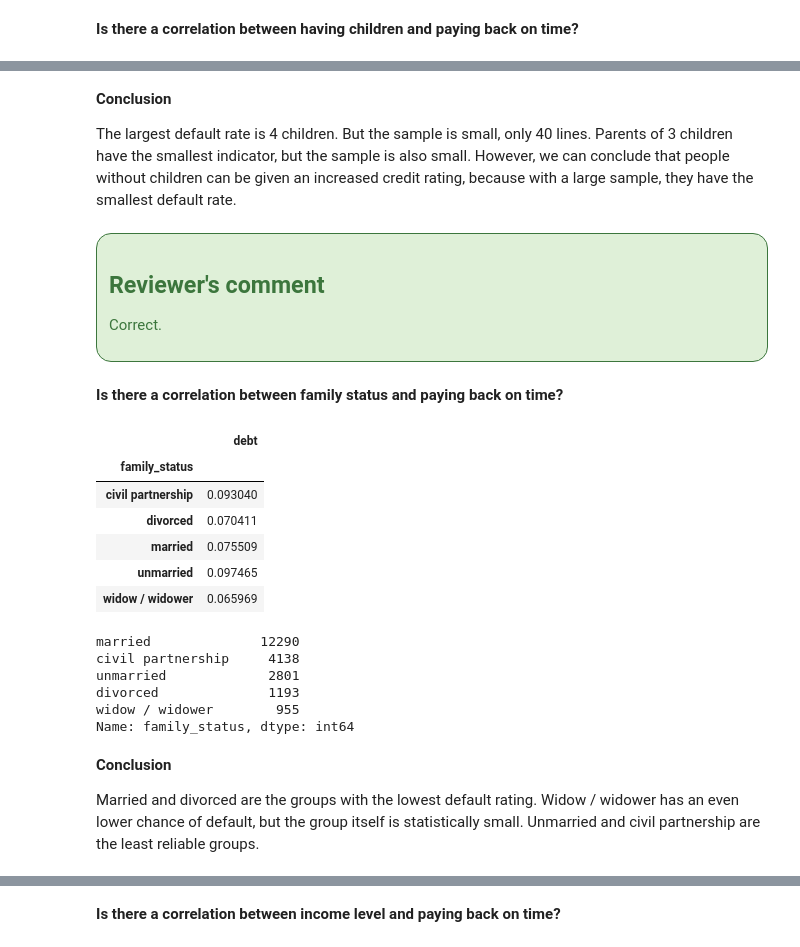
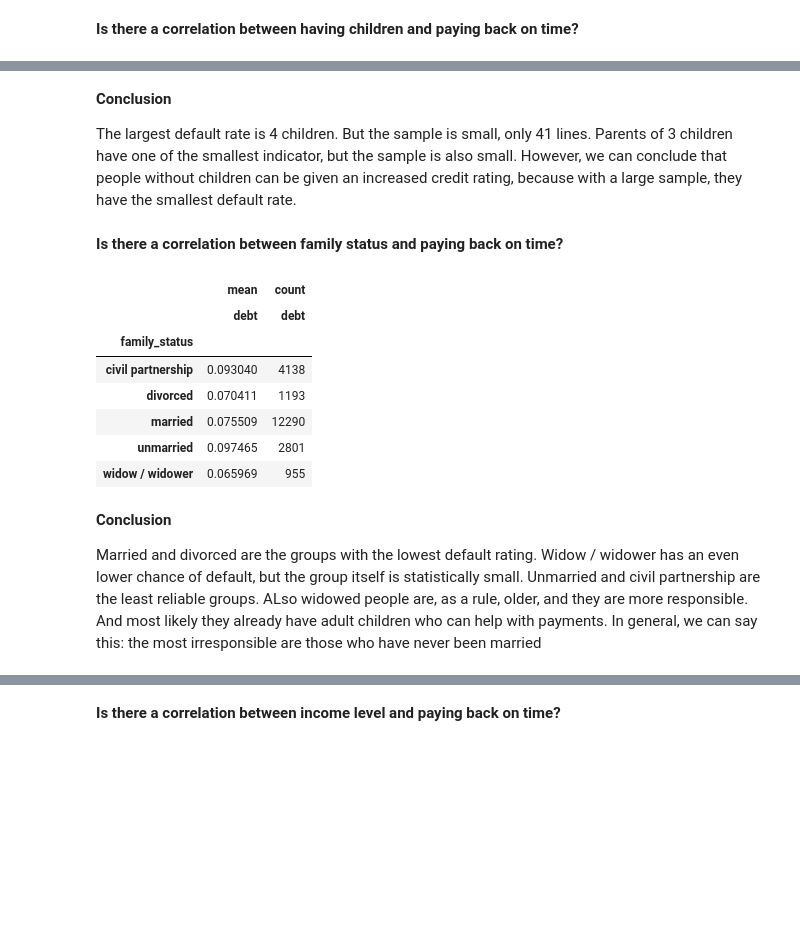
Before and after one commit to sinrabanse/Practicum_project_2, a Jupyter notebook: Practicum_project_2.ipynb, the cells around one changed output, grey strips where cells are left out. Drawn from its saved outputs; the diff is of its cells as text; code cells hidden in the pictures; blank space fills up the shorter version.

```diff
--- a/Practicum_project_2.ipynb
+++ b/Practicum_project_2.ipynb
@@ -1355,46 +1177,22 @@ df.pivot_table(values='debt',index='children',aggfunc = ['mean','count'])
 # %% [markdown]
 **Conclusion**
 
-The largest default rate is 4 children. But the sample is small, only 40 lines. Parents of 3 children have the smallest indicator, but the sample is also small. However, we can conclude that people without children can be given an increased credit rating, because with a large sample, they have the smallest default rate.
+The largest default rate is 4 children. But the sample is small, only 41 lines. Parents of 3 children have one of the smallest indicator, but the sample is also small. However, we can conclude that people without children can be given an increased credit rating, because with a large sample, they have the smallest default rate.
-# %% [markdown]
-<div class="alert alert-success" style="border-radius: 15px; box-shadow: 4px 4px 4px; border: 1px solid ">
-<h2> Reviewer's comment</h2>
-
-
-Correct.
-
-
-</div>
 # %% [markdown]
 **Is there a correlation between family status and paying back on time?**
 # %%
 # Check the family status data and paying back on time
-debt_by_fam_stat = pd.pivot_table(df,
-                                 values='debt',
-                                 index='family_status',
-                                 aggfunc = 'mean')
-debt_by_fam_stat
-
-
-# Calculating default-rate based on family status
+df.pivot_table(values='debt',index='family_status',aggfunc = ['mean','count'])
 # %% [output]
-|  | debt |
-| family_status |  |
-| civil partnership | 0.093040 |
-| divorced | 0.070411 |
-| married | 0.075509 |
-| unmarried | 0.097465 |
-| widow / widower | 0.065969 |
+|  | mean | count |
+|  | debt | debt |
+| family_status |  |  |
+| civil partnership | 0.093040 | 4138 |
+| divorced | 0.070411 | 1193 |
+| married | 0.075509 | 12290 |
+| unmarried | 0.097465 | 2801 |
+| widow / widower | 0.065969 | 955 |
-# %%
-df['family_status'].value_counts()
-# %% [output]
-married              12290
-civil partnership     4138
-unmarried             2801
-divorced              1193
-widow / widower        955
-Name: family_status, dtype: int64
 # %% [markdown]
 **Conclusion**
 
-Married and divorced are the groups with the lowest default rating. Widow / widower has an even lower chance of default, but the group itself is statistically small. Unmarried and civil partnership are the least reliable groups.
+Married and divorced are the groups with the lowest default rating. Widow / widower has an even lower chance of default, but the group itself is statistically small. Unmarried and civil partnership are the least reliable groups. ALso widowed people are, as a rule, older, and they are more responsible. And most likely they already have adult children who can help with payments. In general, we can say this: the most irresponsible are those who have never been married
```
Also changed, not shown: parts of 48 cells of this notebook.
